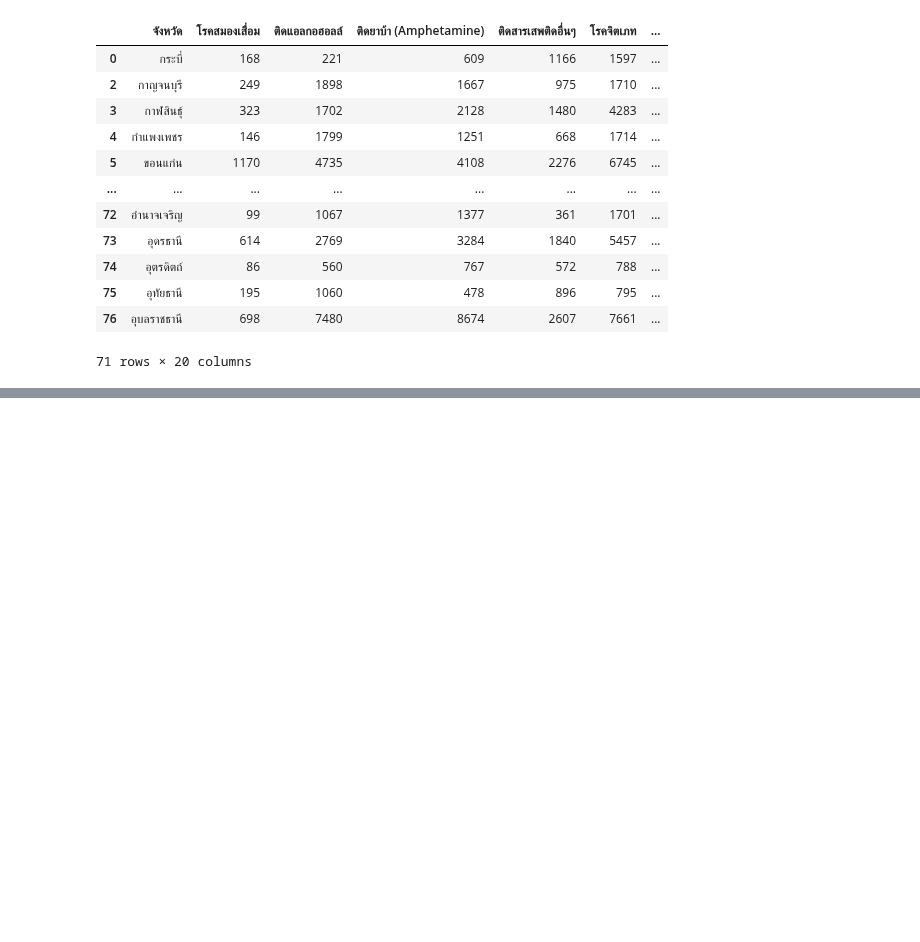
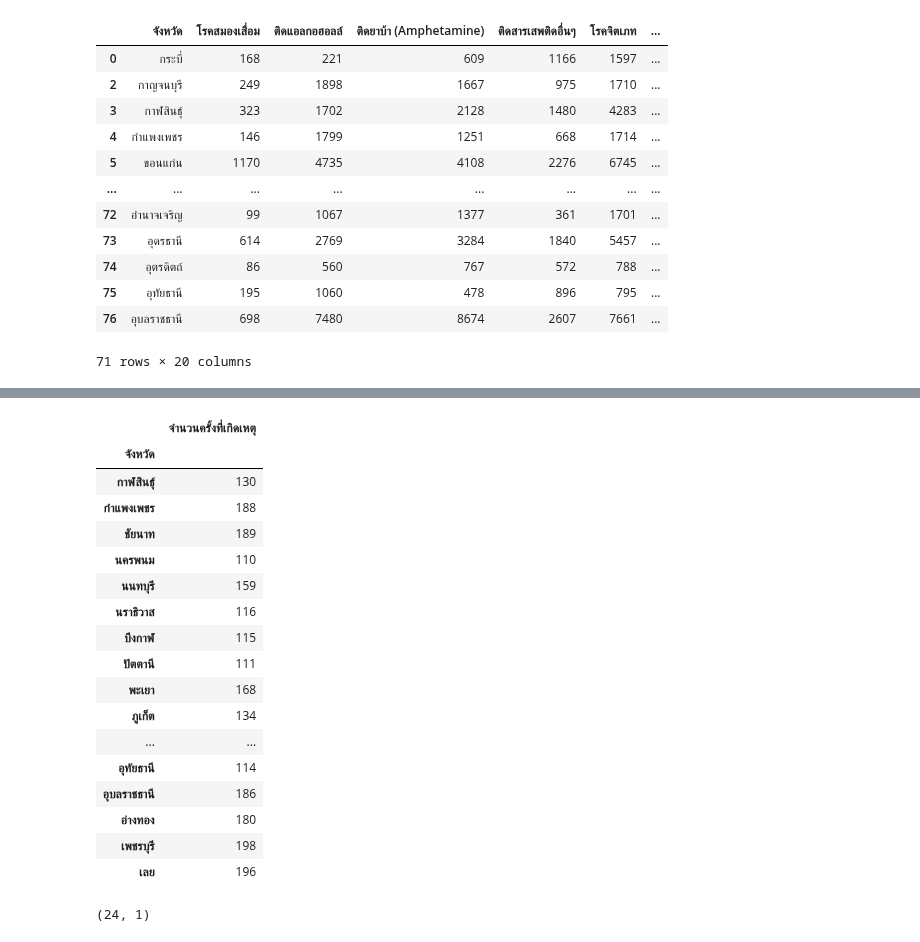
Before and after one commit to Adibank/DPDM, a Jupyter notebook: Project.ipynb, the cells around one changed output, grey strips where cells are left out. Drawn from its saved outputs; the diff is of its cells as text; code cells hidden in the pictures; blank space fills up the shorter version.

```diff
--- a/Project.ipynb
+++ b/Project.ipynb
@@ -306,0 +348,3 @@ no_outlier_no_missing
+# %%
+m = num_accident[num_accident['จำนวนครั้งที่เกิดเหตุ']>100]
+m
@@ -306,0 +366,26 @@ no_outlier_no_missing
+# %%
+middle = m[m['จำนวนครั้งที่เกิดเหตุ']<=200]
+middle
+# %% [output]
+|  | จำนวนครั้งที่เกิดเหตุ |
+| จังหวัด |  |
+| กาฬสินธุ์ | 130 |
+| กำแพงเพชร | 188 |
+| ชัยนาท | 189 |
+| นครพนม | 110 |
+| นนทบุรี | 159 |
+| นราธิวาส | 116 |
+| บึงกาฬ | 115 |
+| ปัตตานี | 111 |
+| พะเยา | 168 |
+| ภูเก็ต | 134 |
+| ... | ... |
+| อุทัยธานี | 114 |
+| อุบลราชธานี | 186 |
+| อ่างทอง | 180 |
+| เพชรบุรี | 198 |
+| เลย | 196 |
+# %%
+middle.shape
+# %% [output]
+(24, 1)
```
Also changed, not shown: parts of 8 cells of this notebook.
